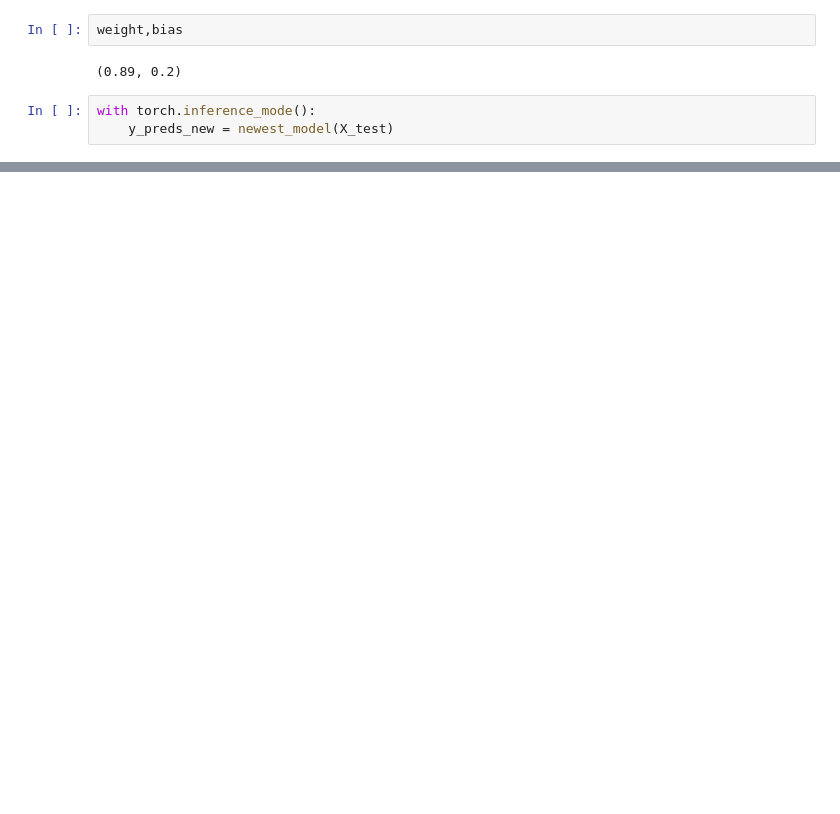
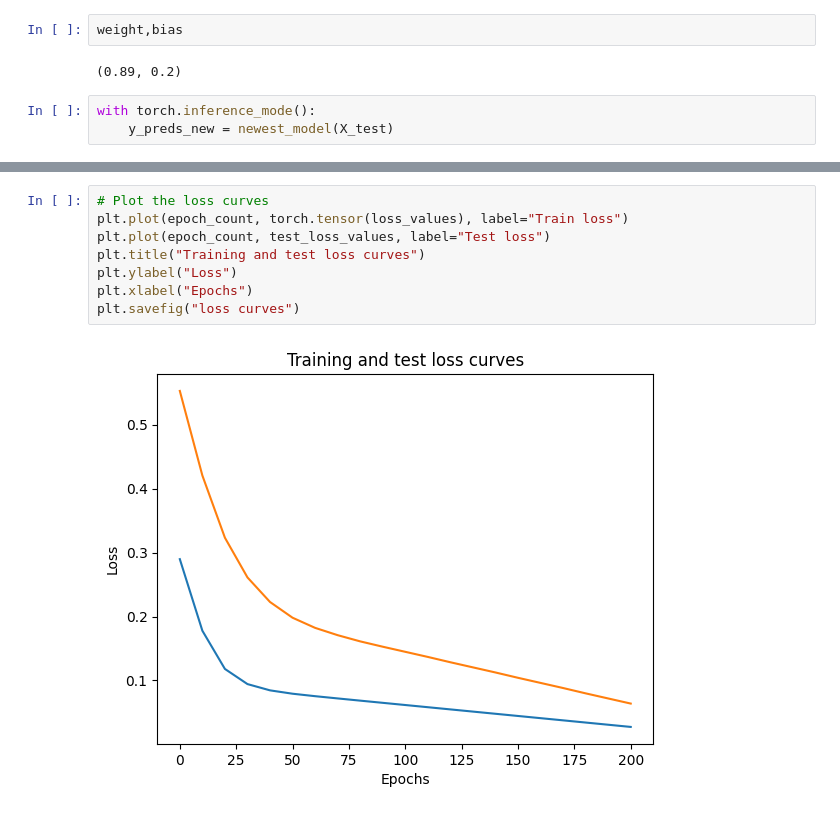
Before and after one commit to goksuturac/Computer_Vision, a Jupyter notebook: 01_pytorch_workflow.ipynb, the cells around one changed output, grey strips where cells are left out. Drawn from its saved outputs; the diff is of its cells as text; blank space fills up the shorter version.

```diff
--- a/01_pytorch_workflow.ipynb
+++ b/01_pytorch_workflow.ipynb
@@ -372,0 +381,10 @@ plt.savefig("second predictions")
+# %%
+# Plot the loss curves
+plt.plot(epoch_count, torch.tensor(loss_values), label="Train loss")
+plt.plot(epoch_count, test_loss_values, label="Test loss")
+plt.title("Training and test loss curves")
+plt.ylabel("Loss")
+plt.xlabel("Epochs")
+plt.savefig("loss curves")
+# %% [output]
+[figure, added]
```
Also changed, not shown: parts of 5 cells of this notebook, 3 other files.
